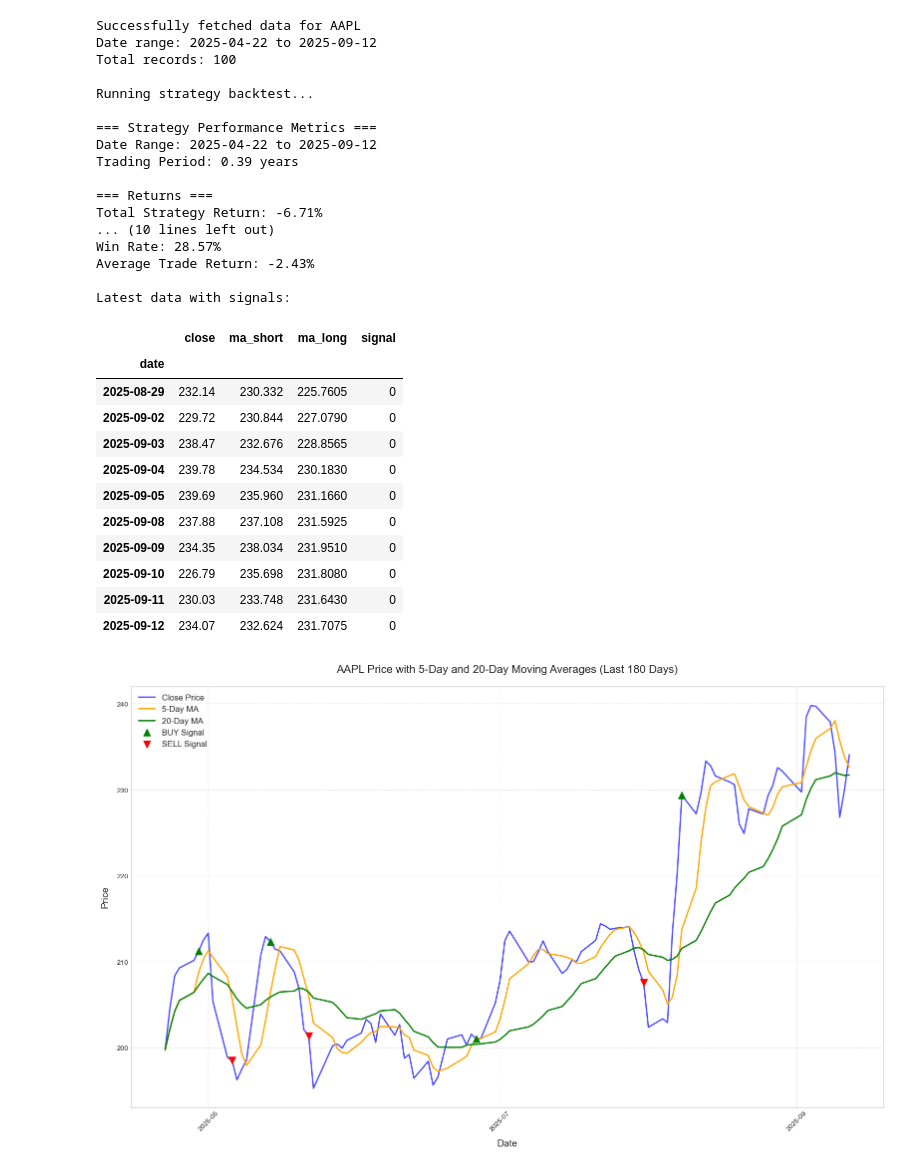
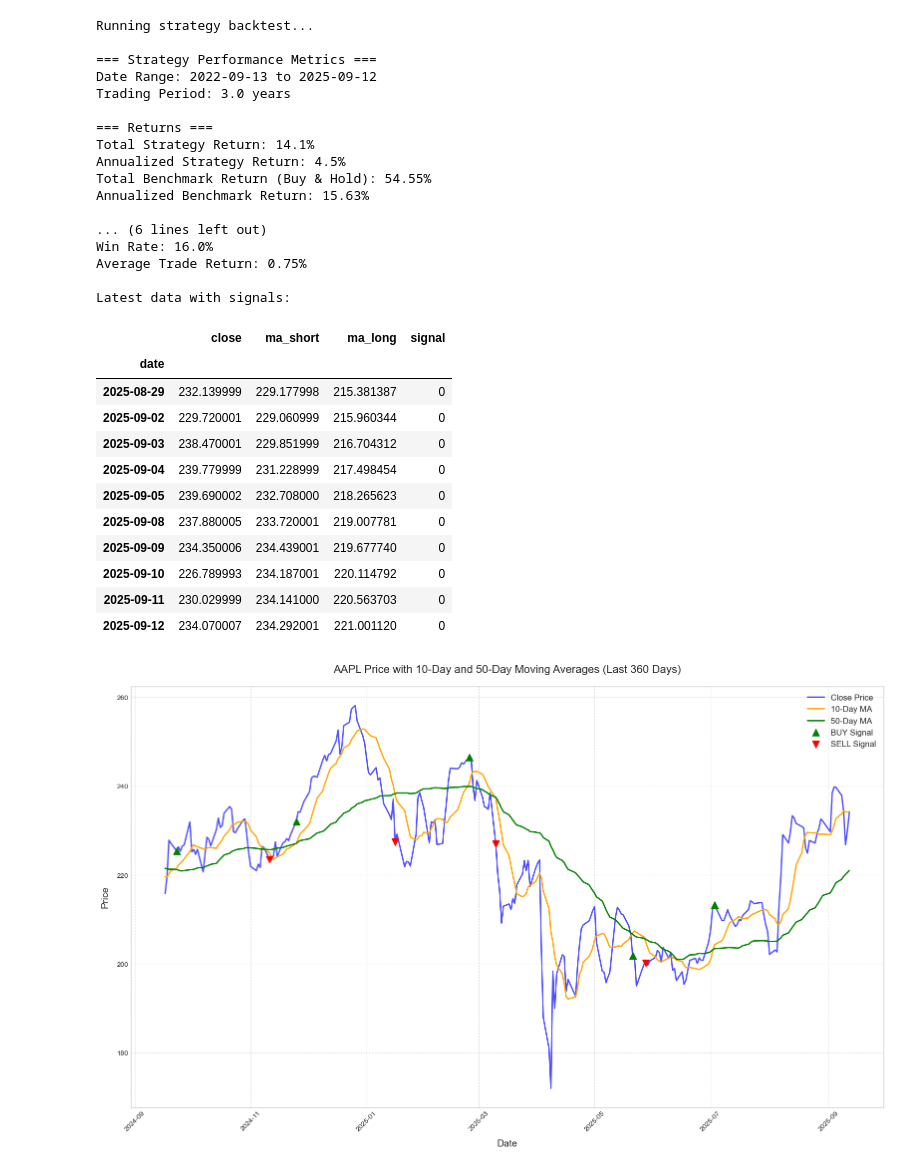
Before and after one commit to Alwyn-Tan/dma-strategy-backend, a Jupyter notebook: dma_strategy_test.ipynb, the cells around one changed output. Drawn from its saved outputs; the diff is of its cells as text; code cells hidden in the pictures.

Commit message:
add: yfinance fetch, save and load data

```diff
--- a/dma_strategy_test.ipynb
+++ b/dma_strategy_test.ipynb
@@ -305,0 +395,3 @@ def print_performance_metrics(metrics):
+# %%
+stock_data = load_local_stock_data('data/AAPL_3y.csv')
+stock_data
@@ -306,10 +413,8 @@ def print_performance_metrics(metrics):
 # %%
-SYMBOL = "AAPL"  # Tencent Holdings
-SHORT_WINDOW = 5     # 5-day moving average
-LONG_WINDOW = 20     # 20-day moving average
-LAST_N_DAYS = 180    # Plot only last 180 days for better visibility
+SHORT_WINDOW = 10     # 5-day moving average
+LONG_WINDOW = 50     # 20-day moving average
+LAST_N_DAYS = 360    # Plot only last 180 days for better visibility
 INITIAL_CAPITAL = 10000
-stock_data = fetch_stock_data(SYMBOL)
 TRANSACTION_COST=0.001
 
 stock_data_with_ma = calculate_moving_averages(
@@ -325,51 +430,51 @@ backtest_results, trades_df = backtest(
             stock_data_with_signals,
             initial_capital=INITIAL_CAPITAL,
             transaction_cost=TRANSACTION_COST,
         )
 
 metrics = calculate_performance_metrics(backtest_results, trades_df)
 print_performance_metrics(metrics)
 
 print("\nLatest data with signals:")
 display(stock_data_with_signals[['close', 'ma_short', 'ma_long', 'signal']].tail(10))
 
 plot_strategy(
     stock_data_with_signals,
     SYMBOL,
     SHORT_WINDOW,
     LONG_WINDOW,
     last_n_days=LAST_N_DAYS
 )
 
 plot_performance(backtest_results, SYMBOL)
 # %% [output]
-Successfully fetched data for AAPL
-Date range: 2025-04-22 to 2025-09-12
-Total records: 100
-
 Running strategy backtest...
 
 === Strategy Performance Metrics ===
-Date Range: 2025-04-22 to 2025-09-12
-Trading Period: 0.39 years
+Date Range: 2022-09-13 to 2025-09-12
+Trading Period: 3.0 years
 
 === Returns ===
-Total Strategy Return: -6.71%
-... (10 lines left out)
-Win Rate: 28.57%
-Average Trade Return: -2.43%
+Total Strategy Return: 14.1%
+Annualized Strategy Return: 4.5%
+Total Benchmark Return (Buy & Hold): 54.55%
+Annualized Benchmark Return: 15.63%
+
+... (6 lines left out)
+Win Rate: 16.0%
+Average Trade Return: 0.75%
 
 Latest data with signals:
 |  | close | ma_short | ma_long | signal |
 | date |  |  |  |  |
-| 2025-08-29 | 232.14 | 230.332 | 225.7605 | 0 |
-| 2025-09-02 | 229.72 | 230.844 | 227.0790 | 0 |
-| 2025-09-03 | 238.47 | 232.676 | 228.8565 | 0 |
-| 2025-09-04 | 239.78 | 234.534 | 230.1830 | 0 |
-| 2025-09-05 | 239.69 | 235.960 | 231.1660 | 0 |
-| 2025-09-08 | 237.88 | 237.108 | 231.5925 | 0 |
-| 2025-09-09 | 234.35 | 238.034 | 231.9510 | 0 |
-| 2025-09-10 | 226.79 | 235.698 | 231.8080 | 0 |
-| 2025-09-11 | 230.03 | 233.748 | 231.6430 | 0 |
-| 2025-09-12 | 234.07 | 232.624 | 231.7075 | 0 |
+| 2025-08-29 | 232.139999 | 229.177998 | 215.381387 | 0 |
+| 2025-09-02 | 229.720001 | 229.060999 | 215.960344 | 0 |
+| 2025-09-03 | 238.470001 | 229.851999 | 216.704312 | 0 |
+| 2025-09-04 | 239.779999 | 231.228999 | 217.498454 | 0 |
+| 2025-09-05 | 239.690002 | 232.708000 | 218.265623 | 0 |
+| 2025-09-08 | 237.880005 | 233.720001 | 219.007781 | 0 |
+| 2025-09-09 | 234.350006 | 234.439001 | 219.677740 | 0 |
+| 2025-09-10 | 226.789993 | 234.187001 | 220.114792 | 0 |
+| 2025-09-11 | 230.029999 | 234.141000 | 220.563703 | 0 |
+| 2025-09-12 | 234.070007 | 234.292001 | 221.001120 | 0 |
-[figure, old version]
+[figure, new version]
```
Also changed, not shown: parts of 7 cells of this notebook.
